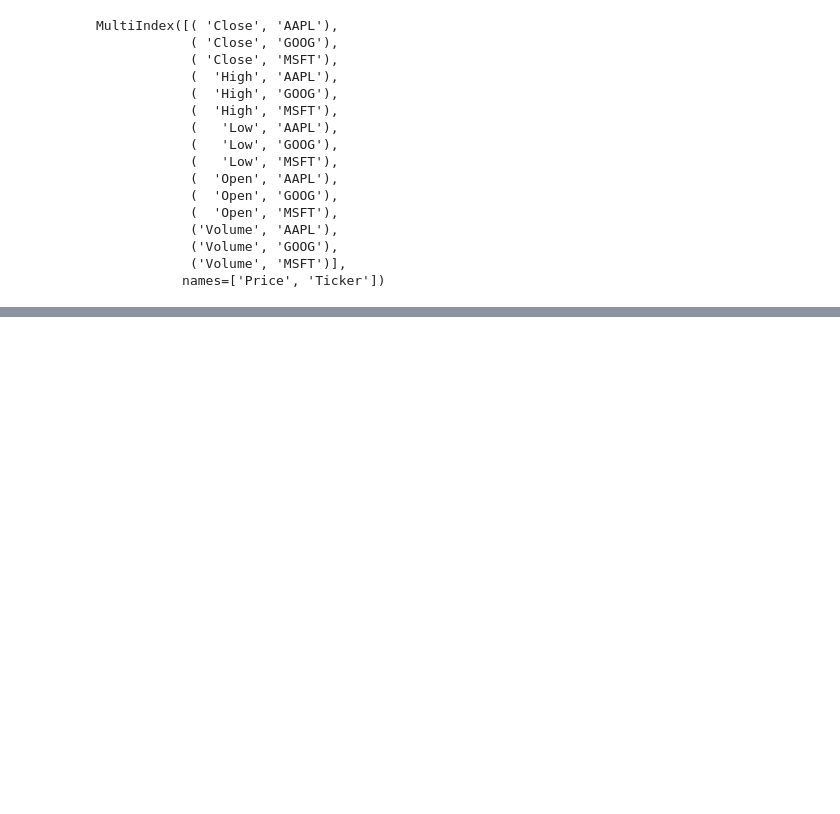
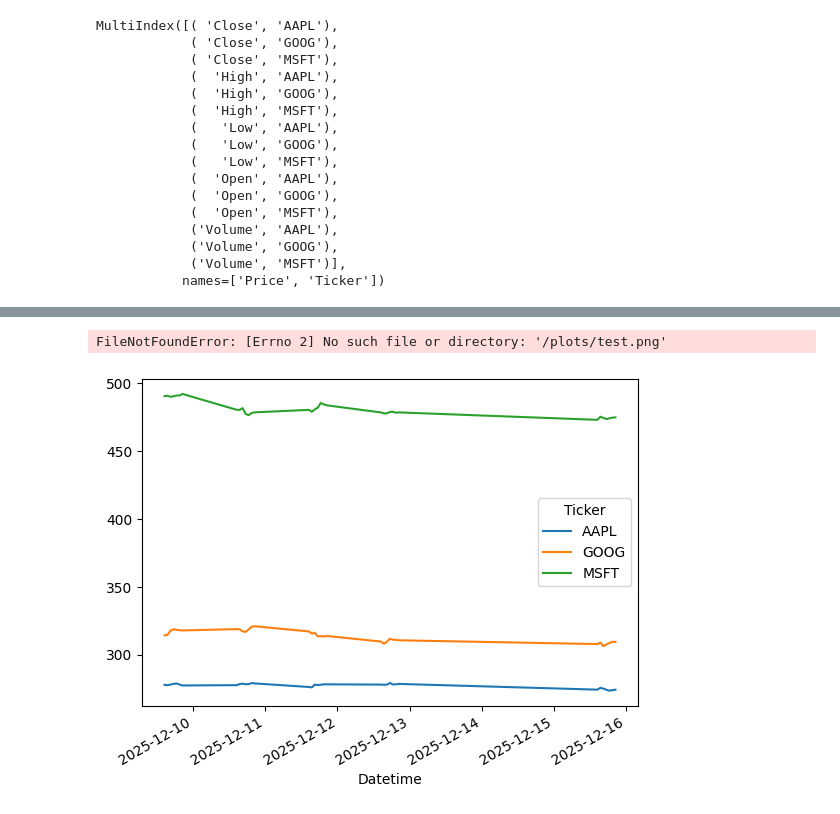
Before and after one commit to CherylClarke/COMPUTER--INFRASTRUCTURE, a Jupyter notebook: module work/yfinance.ipynb, the cells around one changed output, grey strips where cells are left out. Cells and saved outputs as stored; diff of their text form; code cells hidden in the pictures; blank space fills up the shorter version.

Commit message:
plots

```diff
--- a/module work/yfinance.ipynb
+++ b/module work/yfinance.ipynb
@@ -325,0 +331,14 @@ df['Close'].plot()
+# %%
+# create new figure and axis
+
+fig, ax = plt.subplots()
+
+# plot all closing prices
+
+df['Close'].plot(ax=ax)
+
+# save figure to plots folder
+fig.savefig('/plots/test.png')
+# %% [output]
+FileNotFoundError: [Errno 2] No such file or directory: '/plots/test.png'
+[figure, added]
```
Also changed, not shown: parts of 16 cells of this notebook, 1 other file.
